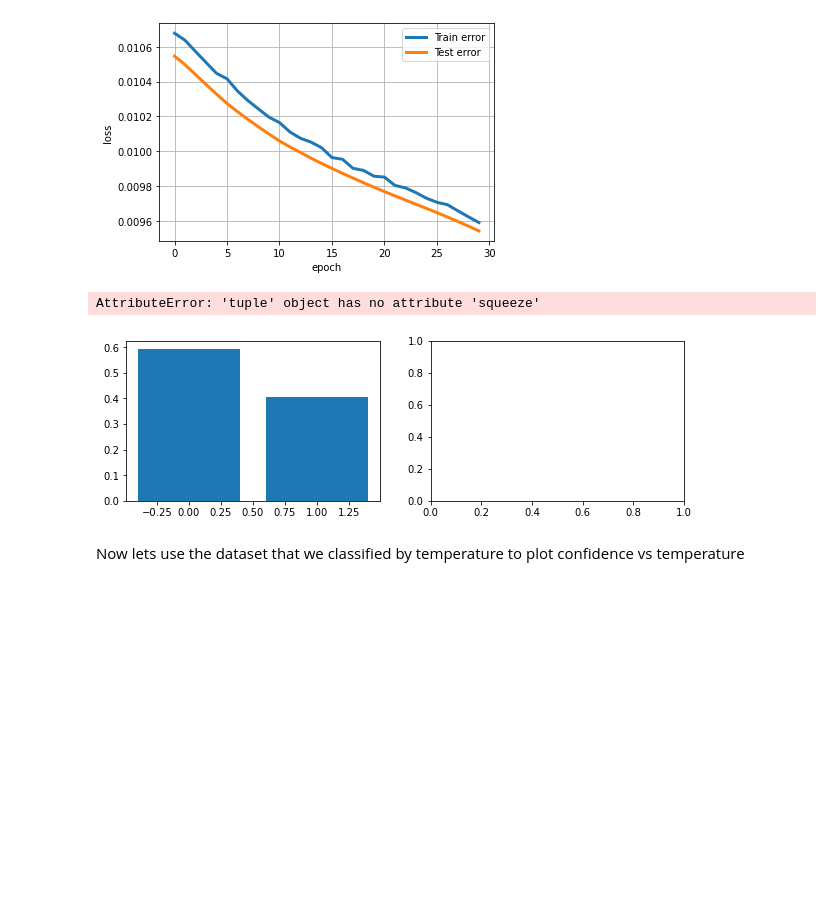
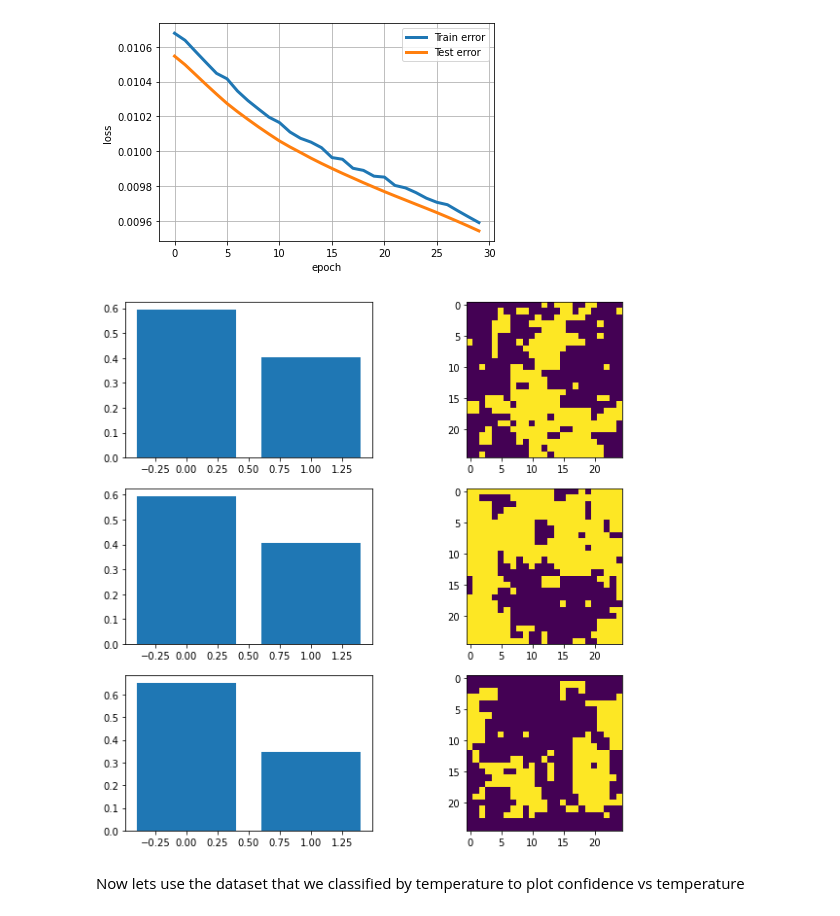
Before and after one commit to rohan-datar/phys_0704_project, a Jupyter notebook: ML_Spin_Model/Basic_NN.ipynb, the cells around one changed output. Cells and saved outputs as stored; diff of their text form; code cells hidden in the pictures; blank space fills up the shorter version.

```diff
--- a/ML_Spin_Model/Basic_NN.ipynb
+++ b/ML_Spin_Model/Basic_NN.ipynb
@@ -136,24 +136,22 @@ plt.show()
 # %%
 plt.figure(figsize=(10,10))
 for index in [0,1,2]:
 
   image, label = trainingdata[index]
   # print(image)
   predicted_output = model(images)[index]
   # Need to apply softmax to get probabilities
   prob_output = torch.nn.functional.softmax(predicted_output).detach().numpy()
 
   plt.subplot(3,2,2*(index)+1)
   plt.bar(list(range(len(prob_output))), prob_output)
 
   plt.subplot(3,2,2*(index)+2)
-  imag
   plt.imshow(image.squeeze().numpy())
 
 plt.show()
 # %% [output]
-AttributeError: 'tuple' object has no attribute 'squeeze'
-[figure, old version]
+[figure, new version]
 # %% [markdown]
 Now lets use the dataset that we classified by temperature to plot confidence vs temperature
 # %%
```
